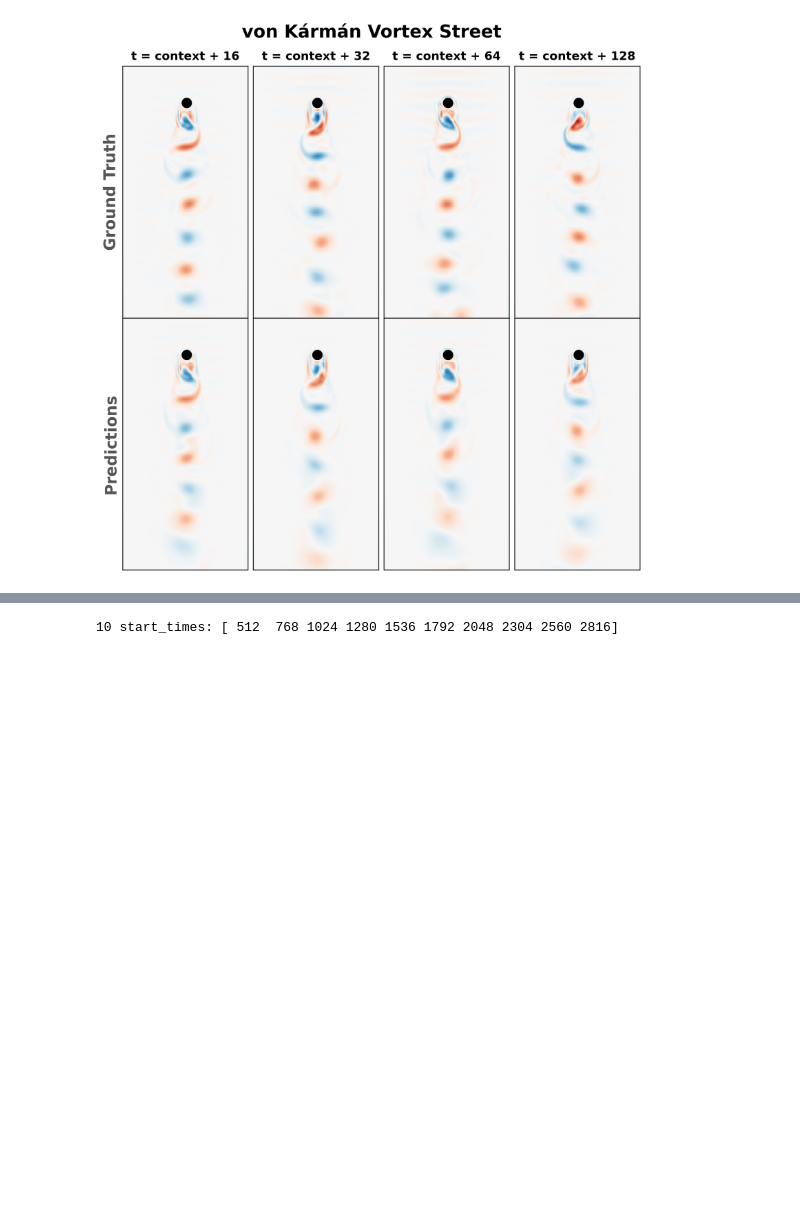
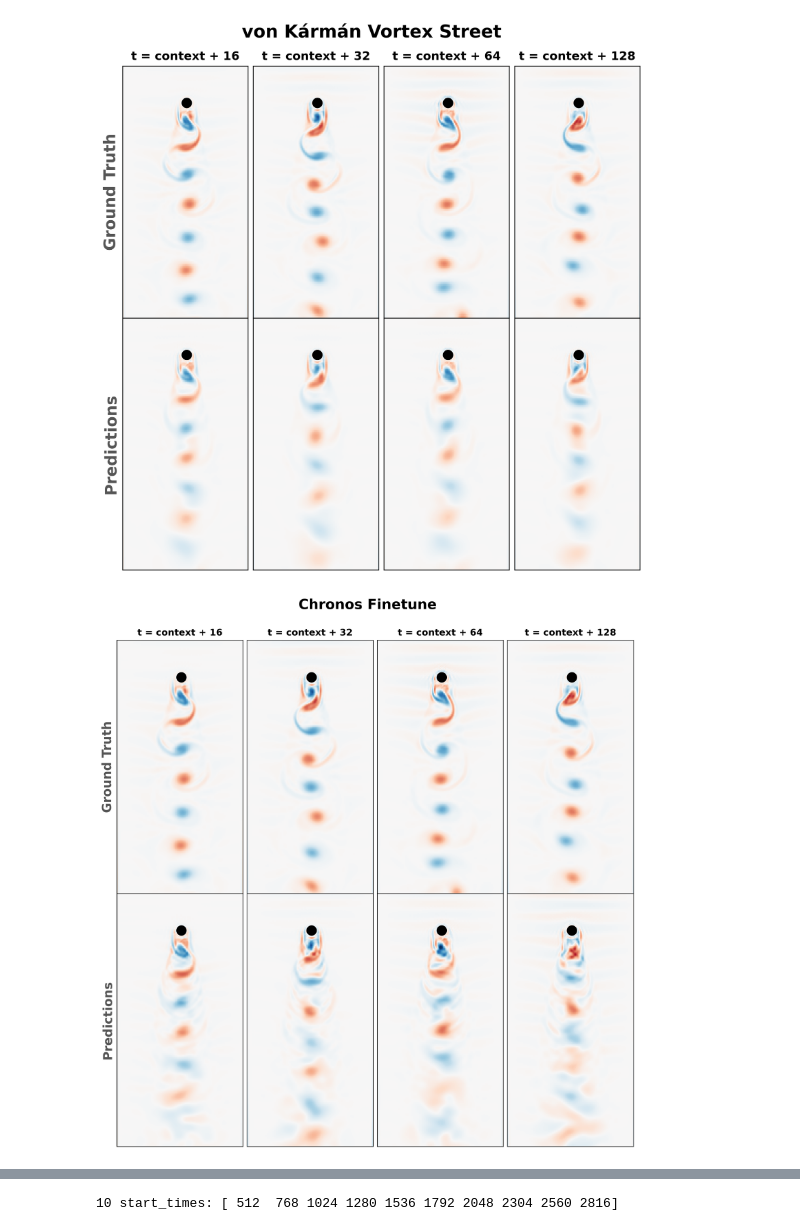
Before and after one commit to abao1999/panda, a Jupyter notebook: notebooks/vonkarman.ipynb, the cells around one changed output, grey strips where cells are left out. Cells and saved outputs as stored; diff of their text form; code cells hidden in the pictures; blank space fills up the shorter version.

```diff
--- a/notebooks/vonkarman.ipynb
+++ b/notebooks/vonkarman.ipynb
@@ -14,6 +14,9 @@ from panda.patchtst.pipeline import PatchTSTPipeline
 from panda.utils.plot_utils import apply_custom_style
 
 apply_custom_style("../config/plotting.yaml")
+# %%
+device_rank = 3
+device = torch.device(f"cuda:{device_rank}" if torch.cuda.is_available() else "cpu")
 # %%
 WORK = os.environ.get("WORK", "")
 base_dir = f"{WORK}/physics-datasets"
@@ -168,0 +73,6 @@ predictions = plot_model_prediction(
+# %%
+chronos_ft = ChronosPipeline.from_pretrained(
+    "/stor/work/Gilpin/checkpoints/chronos_t5_mini_ft-0/checkpoint-final",
+    device_map=device,
+    torch_dtype=torch.float32,
+)
@@ -356,8 +306,12 @@ def compute_rollout_metrics(
 # %%
 stride = 1
 start = 2048  # ignore transient
-num_modes = 64
 context_length = 512
 prediction_length = 128
 time_indices = [15, 31, 63, 127]
+
+strided_X = X_ts[start::stride]
+groundtruth = reconstruct(strided_X[context_length : context_length + prediction_length], eigenvectors).reshape(
+    -1, *vort_field.shape[1:]
+)
 # %%
@@ -381,22 +336,25 @@ plot_predicted_flow(
 # %% [output]
 [figure]
 # %%
-plot_predicted_flow(
+chronos_ft_prediction = forecast(
     chronos_ft,
-    X_ts[start::stride],
+    strided_X[:context_length],
+    prediction_length,
     eigenvectors,
-    context_length=context_length,
-    prediction_length=prediction_length,
-    num_modes=num_modes,
-    batch_size=100,
+    batch_size=256,
     transpose=True,
     limit_prediction_length=False,
     num_samples=1,
+    deterministic=True,
+)
+plot_predicted_flow(
+    chronos_ft_prediction,
+    groundtruth,
     time_indices=time_indices,
     cmap_name="RdBu",
-    camera_ready=False,
     save_path=os.path.join(figs_save_dir, "von_karman_chronos_ft.pdf"),
     suptitle="Chronos Finetune",
-    deterministic=True,
 )
+# %% [output]
+[figure, added]
 # %%
```
Also changed, not shown: parts of 38 cells of this notebook, 7 other files.
